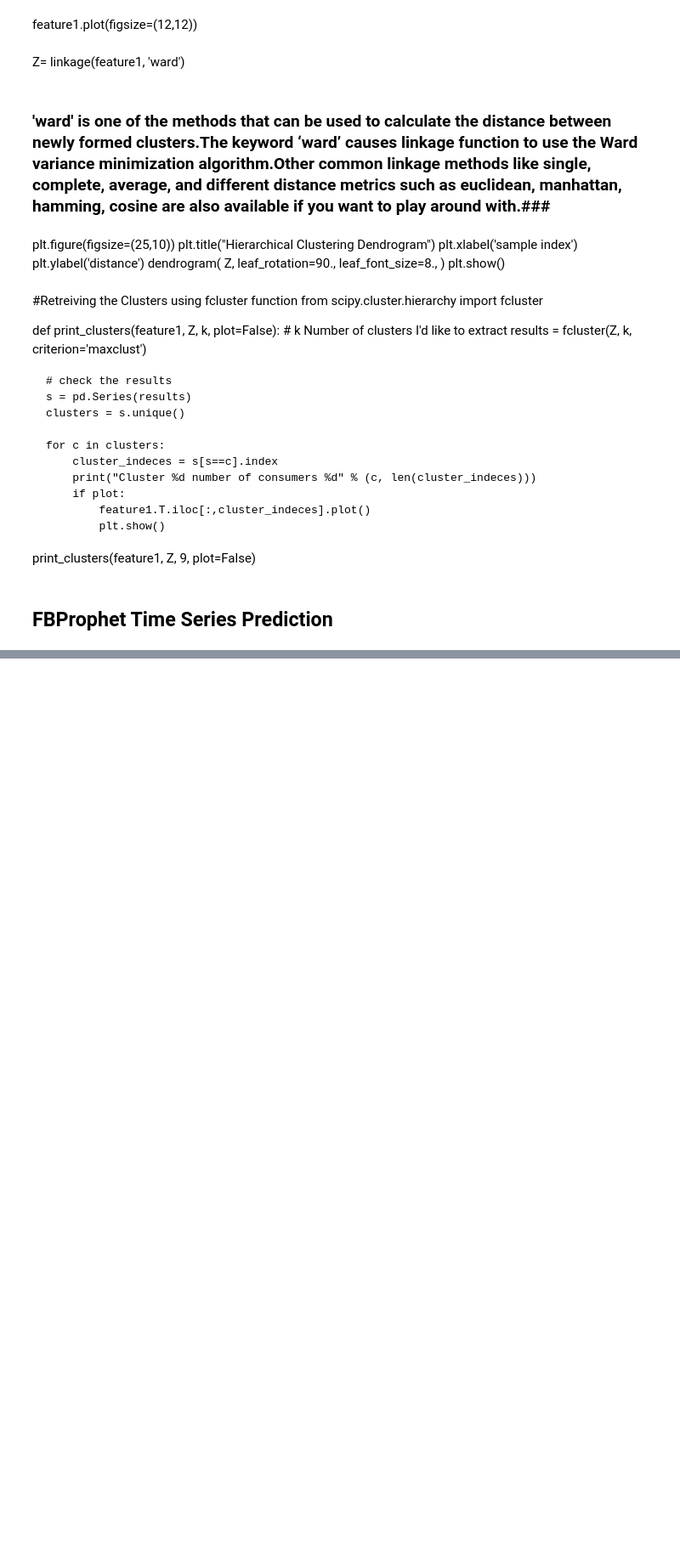
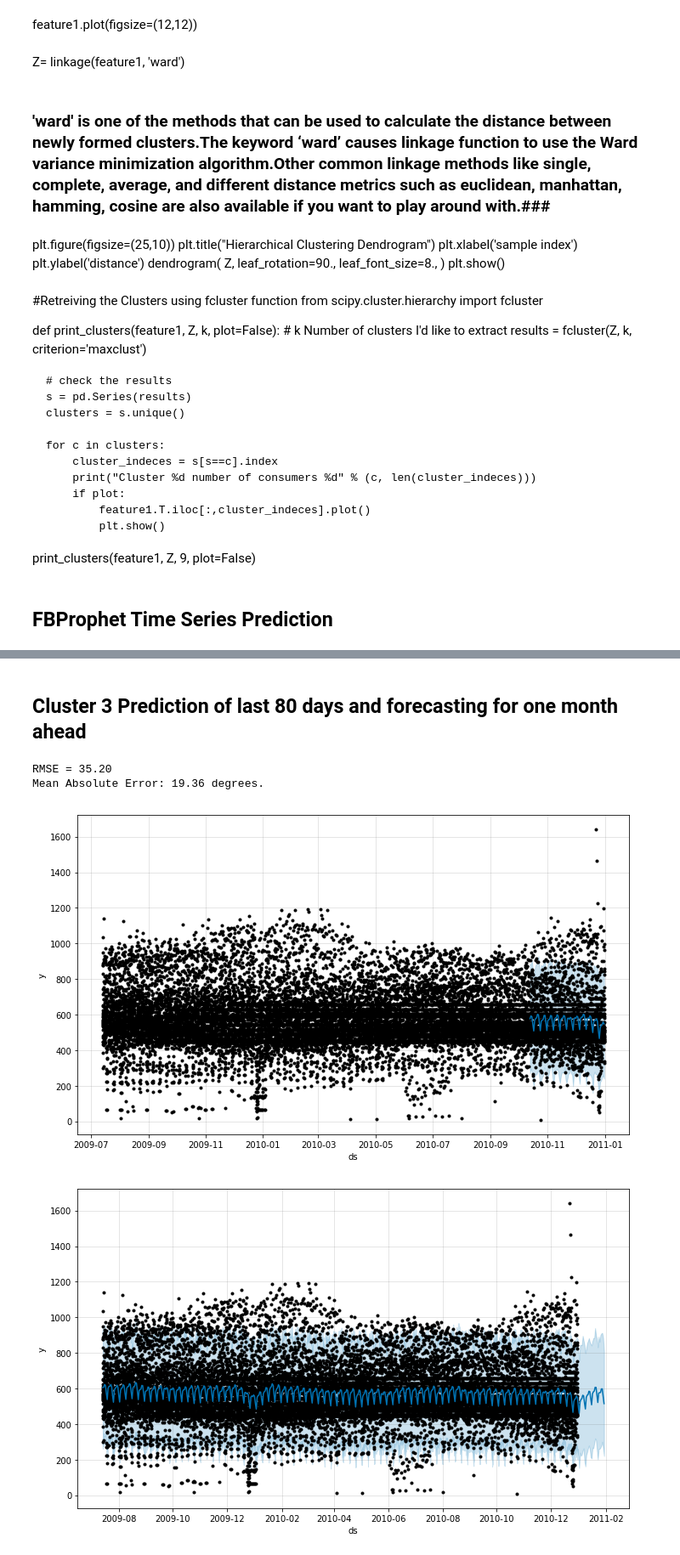
Before and after one commit to dhimanak/Nullpointers-Load_Clusters, a Jupyter notebook: Load_Clusters.ipynb, the cells around one changed output, grey strips where cells are left out. Shown at 85% size. Saved outputs shown, nothing was run; the diff lists cells and outputs as text; code cells hidden in the pictures; blank space fills up the shorter version.

```diff
--- a/Load_Clusters.ipynb
+++ b/Load_Clusters.ipynb
@@ -541,0 +507,13 @@ plt.show()
+# %% [markdown]
+## Cluster 3 Prediction of last 80 days and forecasting for one month ahead
+# %%
+# This is to make last 80 days as test dataset and rest as train dataset
+size = len(dfUserGroupClus3) - 80
+train3, test3 = dfUserGroupClus3[0:size], dfUserGroupClus3[size:]
+# %%
+timeseriesPredictFbProphet(train3,test3)
+# %% [output]
+RMSE = 35.20
+Mean Absolute Error: 19.36 degrees.
+[figure, added]
+[figure, added]
```
Also changed, not shown: parts of 66 cells of this notebook.
